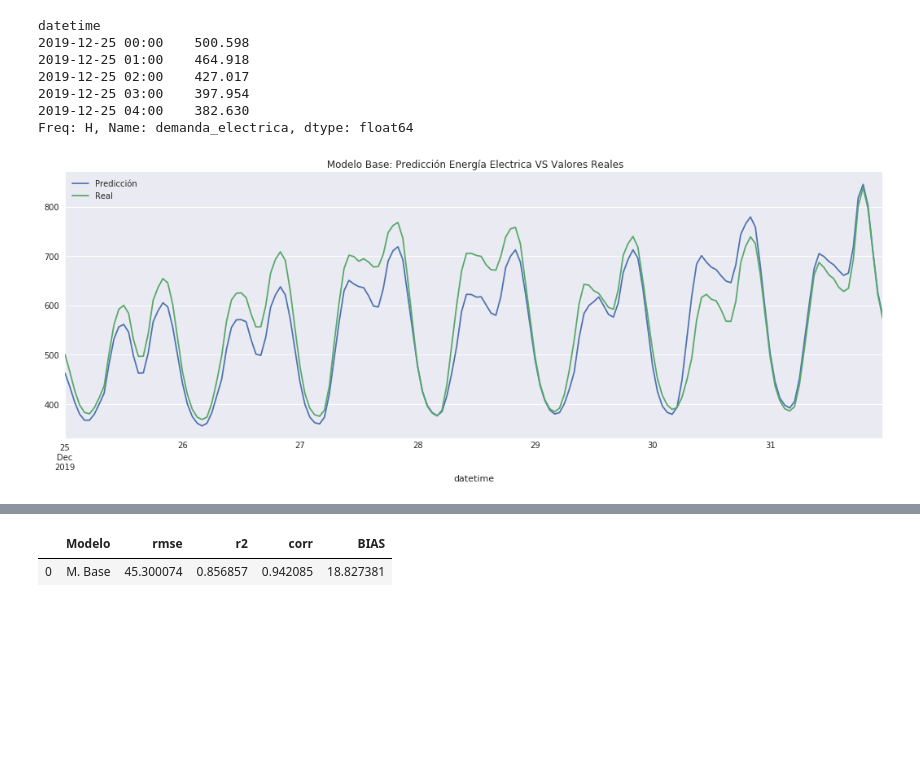
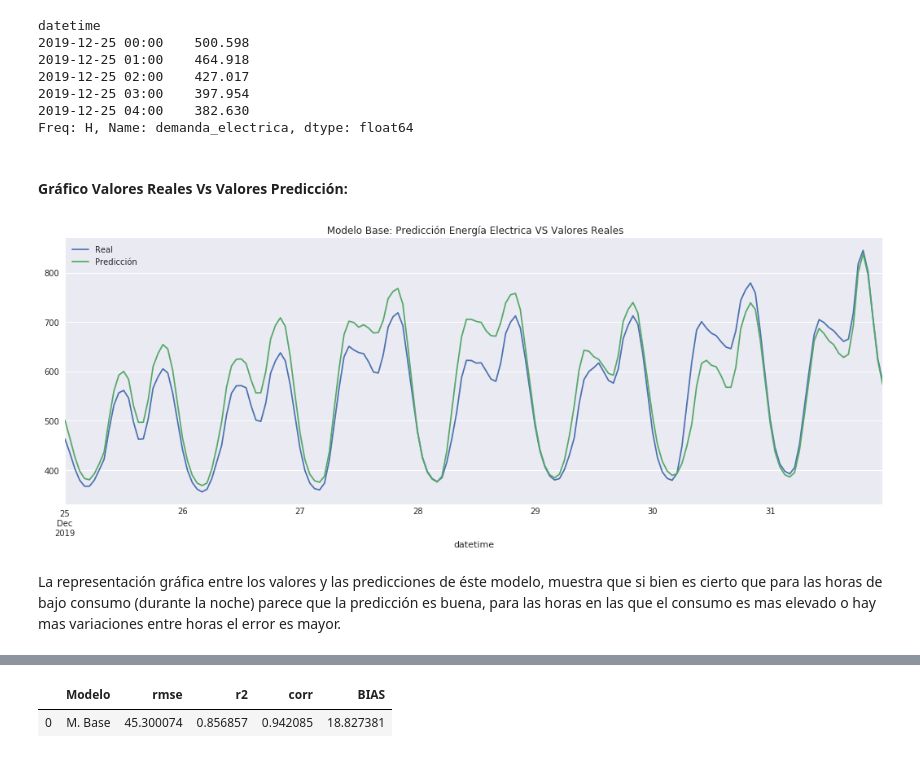
Before and after one commit to pablohhb/TFM, a Jupyter notebook: modelos.ipynb, the cells around one changed output, grey strips where cells are left out. Cells and saved outputs as stored; diff of their text form; code cells hidden in the pictures; blank space fills up the shorter version.

Commit message:
completo comentarios y guardo modelo

```diff
--- a/modelos.ipynb
+++ b/modelos.ipynb
@@ -159,10 +189,15 @@ datetime
 2019-12-25 03:00    397.954
 2019-12-25 04:00    382.630
 Freq: H, Name: demanda_electrica, dtype: float64
+# %% [markdown]
+#### Gráfico Valores Reales Vs Valores Predicción:
 # %%
-datos_m_base[-168:].plot()
-prediccion_m_base.plot()
-plt.legend(['Predicción', 'Real'])
+fig4, ax = plt.subplots()
+datos_m_base[-168:].plot(ax = ax)
+prediccion_m_base.plot(ax = ax)
+plt.legend(['Real', 'Predicción'])
 plt.title(' Modelo Base: Predicción Energía Electrica VS Valores Reales');
 # %% [output]
-[figure, old version]
+[figure, new version]
+# %% [markdown]
+La representación gráfica entre los valores y las predicciones de éste modelo, muestra que si bien es cierto que para las horas de bajo consumo (durante la noche) parece que la predicción es buena, para las horas en las que el consumo es mas elevado o hay mas variaciones entre horas el error es mayor.
```
Also changed, not shown: parts of 64 cells of this notebook.
